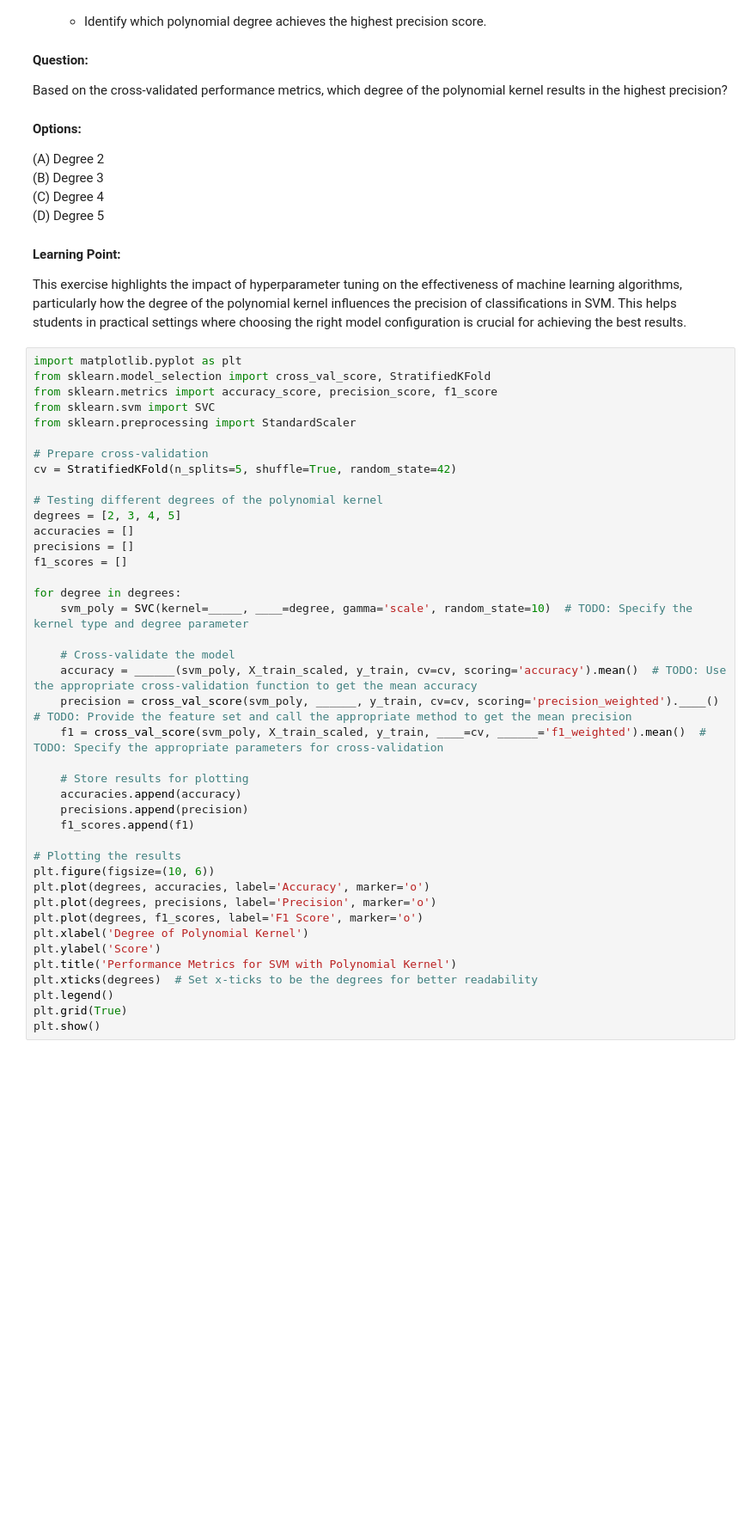
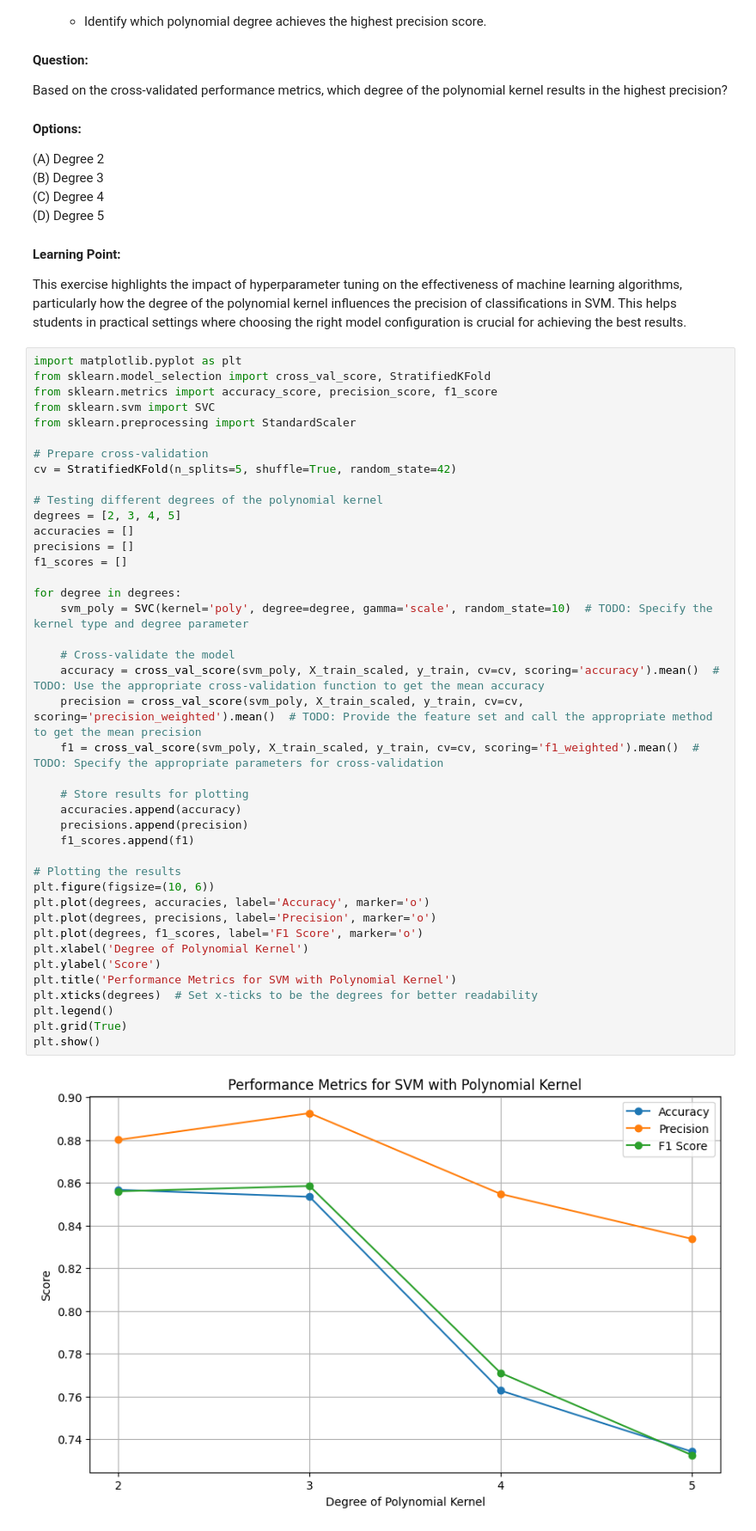
Before and after one commit to piyush1856/machine-learning-algorithms, a Jupyter notebook: 12_support_vector_machine/SVM_Case_Study.ipynb, the cells around one changed output. Shown at 86% size. Drawn from its saved outputs; the diff is of its cells as text; blank space fills up the shorter version.

```diff
--- a/12_support_vector_machine/SVM_Case_Study.ipynb
+++ b/12_support_vector_machine/SVM_Case_Study.ipynb
@@ -404,37 +424,39 @@ from sklearn.preprocessing import StandardScaler
 # Prepare cross-validation
 cv = StratifiedKFold(n_splits=5, shuffle=True, random_state=42)
 
 # Testing different degrees of the polynomial kernel
 degrees = [2, 3, 4, 5]
 accuracies = []
 precisions = []
 f1_scores = []
 
 for degree in degrees:
-    svm_poly = SVC(kernel=_____, ____=degree, gamma='scale', random_state=10)  # TODO: Specify the kernel type and degree parameter
+    svm_poly = SVC(kernel='poly', degree=degree, gamma='scale', random_state=10)  # TODO: Specify the kernel type and degree parameter
 
     # Cross-validate the model
-    accuracy = ______(svm_poly, X_train_scaled, y_train, cv=cv, scoring='accuracy').mean()  # TODO: Use the appropriate cross-validation function to get the mean accuracy
-    precision = cross_val_score(svm_poly, ______, y_train, cv=cv, scoring='precision_weighted').____()  # TODO: Provide the feature set and call the appropriate method to get the mean precision
-    f1 = cross_val_score(svm_poly, X_train_scaled, y_train, ____=cv, ______='f1_weighted').mean()  # TODO: Specify the appropriate parameters for cross-validation
+    accuracy = cross_val_score(svm_poly, X_train_scaled, y_train, cv=cv, scoring='accuracy').mean()  # TODO: Use the appropriate cross-validation function to get the mean accuracy
+    precision = cross_val_score(svm_poly, X_train_scaled, y_train, cv=cv, scoring='precision_weighted').mean()  # TODO: Provide the feature set and call the appropriate method to get the mean precision
+    f1 = cross_val_score(svm_poly, X_train_scaled, y_train, cv=cv, scoring='f1_weighted').mean()  # TODO: Specify the appropriate parameters for cross-validation
 
     # Store results for plotting
     accuracies.append(accuracy)
     precisions.append(precision)
     f1_scores.append(f1)
 
 # Plotting the results
 plt.figure(figsize=(10, 6))
 plt.plot(degrees, accuracies, label='Accuracy', marker='o')
 plt.plot(degrees, precisions, label='Precision', marker='o')
 plt.plot(degrees, f1_scores, label='F1 Score', marker='o')
 plt.xlabel('Degree of Polynomial Kernel')
 plt.ylabel('Score')
 plt.title('Performance Metrics for SVM with Polynomial Kernel')
 plt.xticks(degrees)  # Set x-ticks to be the degrees for better readability
 plt.legend()
 plt.grid(True)
 plt.show()
+# %% [output]
+[figure, added]
 # %% [markdown]
 
 
```
Also changed, not shown: parts of 10 cells of this notebook.
